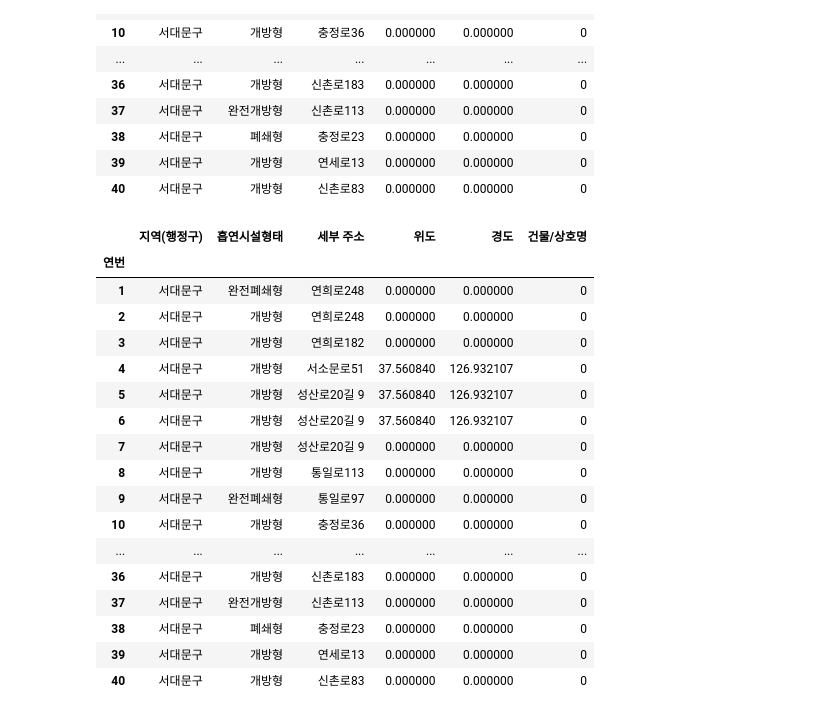
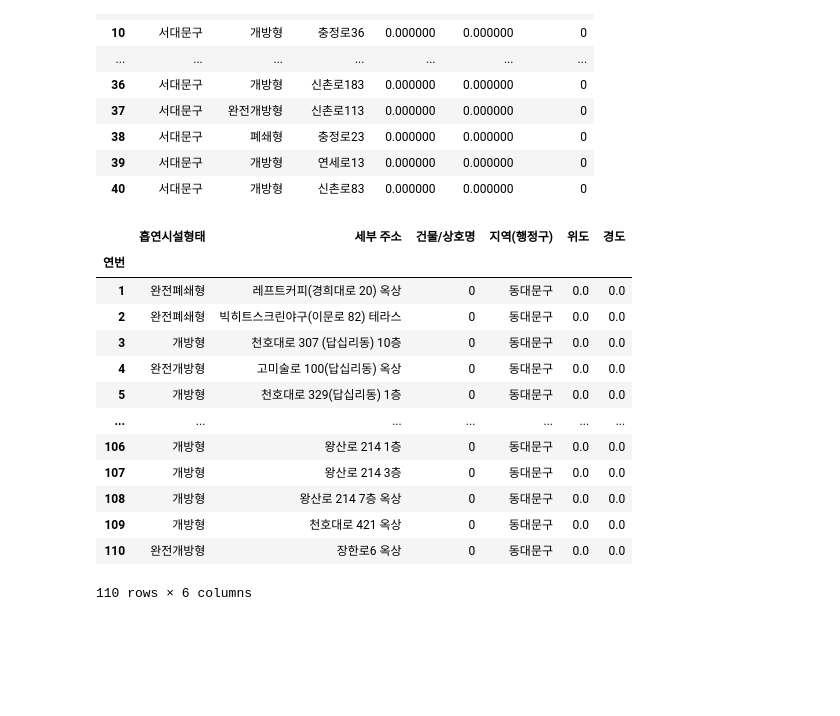
Before and after one commit to palesaltedcaramel/kick_map, a Jupyter notebook: 흡연구역_명진.ipynb, the cells around one changed output. Cells and saved outputs as stored; diff of their text form; code cells hidden in the pictures; blank space fills up the shorter version.

```diff
--- a/흡연구역_명진.ipynb
+++ b/흡연구역_명진.ipynb
@@ -272,23 +273,19 @@ districts = [songpa, seodaemun, jungnang, dongdaemun, nowon, gangseo] #마포
 | 39 | 서대문구 | 개방형 | 연세로13 | 0.000000 | 0.000000 | 0 |
 | 40 | 서대문구 | 개방형 | 신촌로83 | 0.000000 | 0.000000 | 0 |
 # %%
-seodaemun
+dongdaemun
 # %% [output]
-|  | 지역(행정구) | 흡연시설형태 | 세부 주소 | 위도 | 경도 | 건물/상호명 |
+|  | 흡연시설형태 | 세부 주소 | 건물/상호명 | 지역(행정구) | 위도 | 경도 |
 | 연번 |  |  |  |  |  |  |
-| 1 | 서대문구 | 완전폐쇄형 | 연희로248 | 0.000000 | 0.000000 | 0 |
-| 2 | 서대문구 | 개방형 | 연희로248 | 0.000000 | 0.000000 | 0 |
-| 3 | 서대문구 | 개방형 | 연희로182 | 0.000000 | 0.000000 | 0 |
-| 4 | 서대문구 | 개방형 | 서소문로51 | 37.560840 | 126.932107 | 0 |
-| 5 | 서대문구 | 개방형 | 성산로20길 9 | 37.560840 | 126.932107 | 0 |
-| 6 | 서대문구 | 개방형 | 성산로20길 9 | 37.560840 | 126.932107 | 0 |
-| 7 | 서대문구 | 개방형 | 성산로20길 9 | 0.000000 | 0.000000 | 0 |
-| 8 | 서대문구 | 개방형 | 통일로113 | 0.000000 | 0.000000 | 0 |
-| 9 | 서대문구 | 완전폐쇄형 | 통일로97 | 0.000000 | 0.000000 | 0 |
-| 10 | 서대문구 | 개방형 | 충정로36 | 0.000000 | 0.000000 | 0 |
+| 1 | 완전폐쇄형 | 레프트커피(경희대로 20) 옥상 | 0 | 동대문구 | 0.0 | 0.0 |
+| 2 | 완전폐쇄형 | 빅히트스크린야구(이문로 82) 테라스 | 0 | 동대문구 | 0.0 | 0.0 |
+| 3 | 개방형 | 천호대로 307 (답십리동) 10층 | 0 | 동대문구 | 0.0 | 0.0 |
+| 4 | 완전개방형 | 고미술로 100(답십리동) 옥상 | 0 | 동대문구 | 0.0 | 0.0 |
+| 5 | 개방형 | 천호대로 329(답십리동) 1층 | 0 | 동대문구 | 0.0 | 0.0 |
 | ... | ... | ... | ... | ... | ... | ... |
-| 36 | 서대문구 | 개방형 | 신촌로183 | 0.000000 | 0.000000 | 0 |
-| 37 | 서대문구 | 완전개방형 | 신촌로113 | 0.000000 | 0.000000 | 0 |
-| 38 | 서대문구 | 폐쇄형 | 충정로23 | 0.000000 | 0.000000 | 0 |
-| 39 | 서대문구 | 개방형 | 연세로13 | 0.000000 | 0.000000 | 0 |
-| 40 | 서대문구 | 개방형 | 신촌로83 | 0.000000 | 0.000000 | 0 |
+| 106 | 개방형 | 왕산로 214 1층 | 0 | 동대문구 | 0.0 | 0.0 |
+| 107 | 개방형 | 왕산로 214 3층 | 0 | 동대문구 | 0.0 | 0.0 |
+| 108 | 개방형 | 왕산로 214 7층 옥상 | 0 | 동대문구 | 0.0 | 0.0 |
+| 109 | 개방형 | 천호대로 421 옥상 | 0 | 동대문구 | 0.0 | 0.0 |
+| 110 | 완전개방형 | 장한로6 옥상 | 0 | 동대문구 | 0.0 | 0.0 |
+110 rows × 6 columns
```
Also changed, not shown: parts of 9 cells of this notebook.
